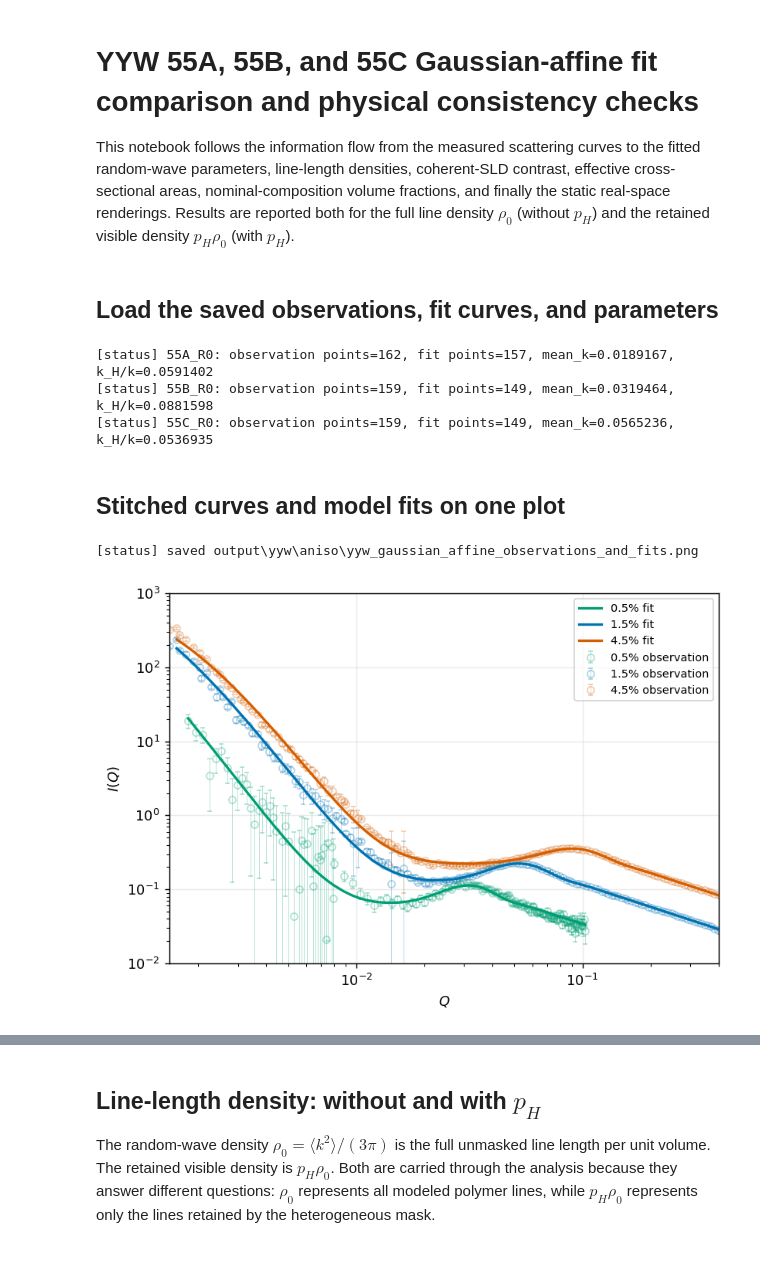
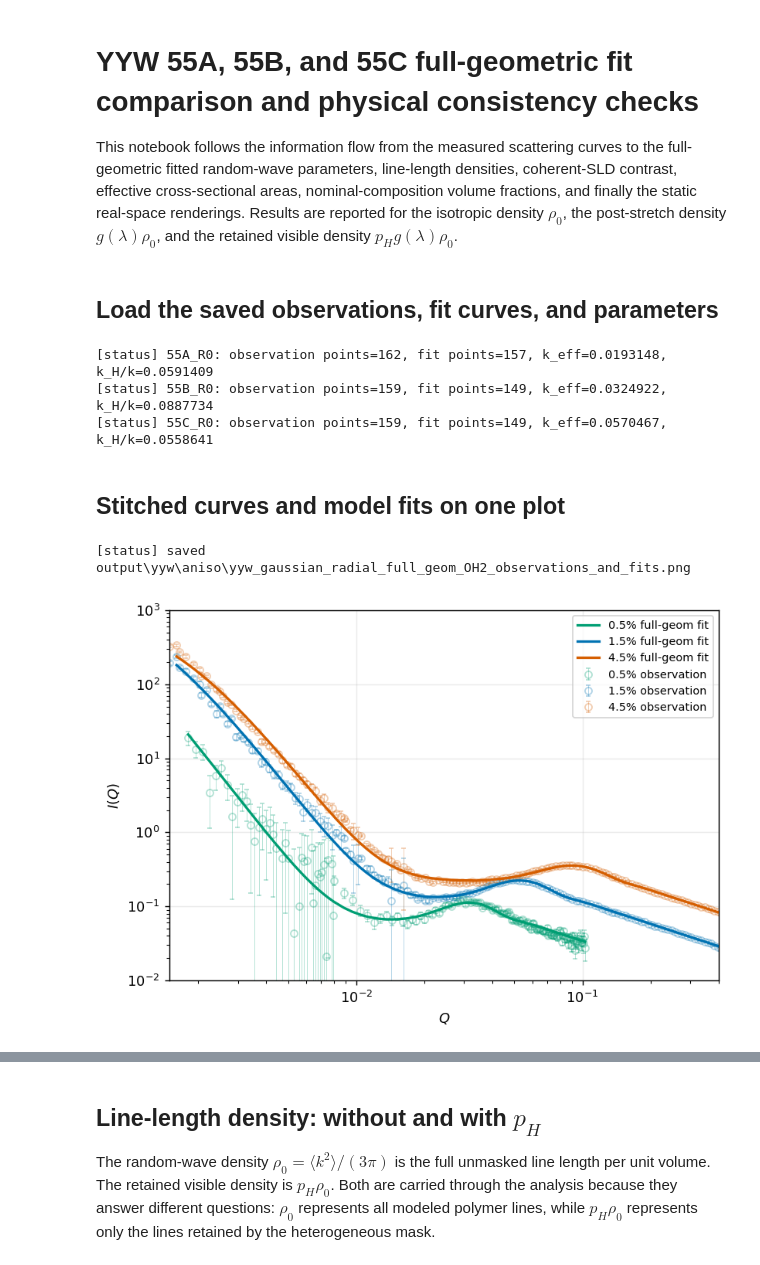
Before and after one commit to ch-tung/Randomwave_ML, a Jupyter notebook: randomcxl/smpl/curvefit/cf_compare_yyw.ipynb, the cells around one changed output, grey strips where cells are left out. Drawn from its saved outputs; the diff is of its cells as text; code cells hidden in the pictures.

```diff
--- a/randomcxl/smpl/curvefit/cf_compare_yyw.ipynb
+++ b/randomcxl/smpl/curvefit/cf_compare_yyw.ipynb
@@ -1,7 +1,7 @@
 # %% [markdown]
-# YYW 55A, 55B, and 55C Gaussian-affine fit comparison and physical consistency checks
+# YYW 55A, 55B, and 55C full-geometric fit comparison and physical consistency checks
 
-This notebook follows the information flow from the measured scattering curves to the fitted random-wave parameters, line-length densities, coherent-SLD contrast, effective cross-sectional areas, nominal-composition volume fractions, and finally the static real-space renderings. Results are reported both for the full line density $\rho_0$ (without $p_H$) and the retained visible density $p_H\rho_0$ (with $p_H$).
+This notebook follows the information flow from the measured scattering curves to the full-geometric fitted random-wave parameters, line-length densities, coherent-SLD contrast, effective cross-sectional areas, nominal-composition volume fractions, and finally the static real-space renderings. Results are reported for the isotropic density $\rho_0$, the post-stretch density $g(\lambda)\rho_0$, and the retained visible density $p_Hg(\lambda)\rho_0$.
 # %%
 from pathlib import Path
 import sys
@@ -60,14 +61,14 @@ observations = {
 }
 fit_curves = {
     tag: np.genfromtxt(
-        OUTPUT_DIR / f"{tag}_gaussian_affine_fit_curve.csv",
+        OUTPUT_DIR / f"{tag}_{FIT_TAG}_fit_curve.csv",
         delimiter=",",
         names=True,
     )
     for tag in SAMPLE_TAGS
 }
 fit_parameters = {
-    tag: load_named_values(OUTPUT_DIR / f"{tag}_gaussian_affine_fit_parameters.csv")
+    tag: load_named_values(OUTPUT_DIR / f"{tag}_{FIT_TAG}_fit_parameters.csv")
     for tag in SAMPLE_TAGS
 }
 i_highq_anchor_from_intensity = {
@@ -79,13 +80,13 @@ for tag in SAMPLE_TAGS:
     print(
         f"[status] {tag}: observation points={observations[tag].size}, "
         f"fit points={fit_curves[tag].size}, "
-        f"mean_k={fit_parameters[tag]['mean_k']:.6g}, "
+        f"k_eff={fit_parameters[tag]['k_eff']:.6g}, "
         f"k_H/k={fit_parameters[tag]['k_H_over_k']:.6g}"
     )
 # %% [output]
-[status] 55A_R0: observation points=162, fit points=157, mean_k=0.0189167, k_H/k=0.0591402
-[status] 55B_R0: observation points=159, fit points=149, mean_k=0.0319464, k_H/k=0.0881598
-[status] 55C_R0: observation points=159, fit points=149, mean_k=0.0565236, k_H/k=0.0536935
+[status] 55A_R0: observation points=162, fit points=157, k_eff=0.0193148, k_H/k=0.0591409
+[status] 55B_R0: observation points=159, fit points=149, k_eff=0.0324922, k_H/k=0.0887734
+[status] 55C_R0: observation points=159, fit points=149, k_eff=0.0570467, k_H/k=0.0558641
 # %% [markdown]
 ## Stitched curves and model fits on one plot
 # %%
@@ -104,37 +105,37 @@ for tags in zip(SAMPLE_TAGS, WEIGHTFRAC_TAGS):
         yerr=obs["err"][positive],
         fmt="o",
         ms=5.0,
         lw=0.5,
         capsize=1.5,
         color=COLORS[tag],
         markerfacecolor="none",
         alpha=0.3,
         label=f"{weightfrac}% observation",
     )
     ax.plot(
         fit["Q"],
         fit["I_fit"],
         color=COLORS[tag],
         lw=1.8,
-        label=f"{weightfrac}% fit",
+        label=f"{weightfrac}% full-geom fit",
         zorder=10,
     )
 
 ax.set_xscale("log")
 ax.set_yscale("log")
 ax.set_xlim(1.5e-3, 4.0e-1)
 ax.set_ylim(1e-2, 1e3)
 ax.set_xlabel(r"$Q$")
 ax.set_ylabel(r"$I(Q)$")
 ax.legend(fontsize=8)
 fig.tight_layout()
 
-COMPARISON_PLOT = OUTPUT_DIR / "yyw_gaussian_affine_observations_and_fits.png"
+COMPARISON_PLOT = OUTPUT_DIR / f"yyw_{FIT_TAG}_observations_and_fits.png"
 fig.savefig(COMPARISON_PLOT)
 print(f"[status] saved {COMPARISON_PLOT}")
 # %% [output]
-[status] saved output\yyw\aniso\yyw_gaussian_affine_observations_and_fits.png
+[status] saved output\yyw\aniso\yyw_gaussian_radial_full_geom_OH2_observations_and_fits.png
-[figure, old version]
+[figure, new version]
 # %% [markdown]
 ## What is fitted and what is constrained
 
```
Also changed, not shown: parts of 14 cells of this notebook, 4 other files.
